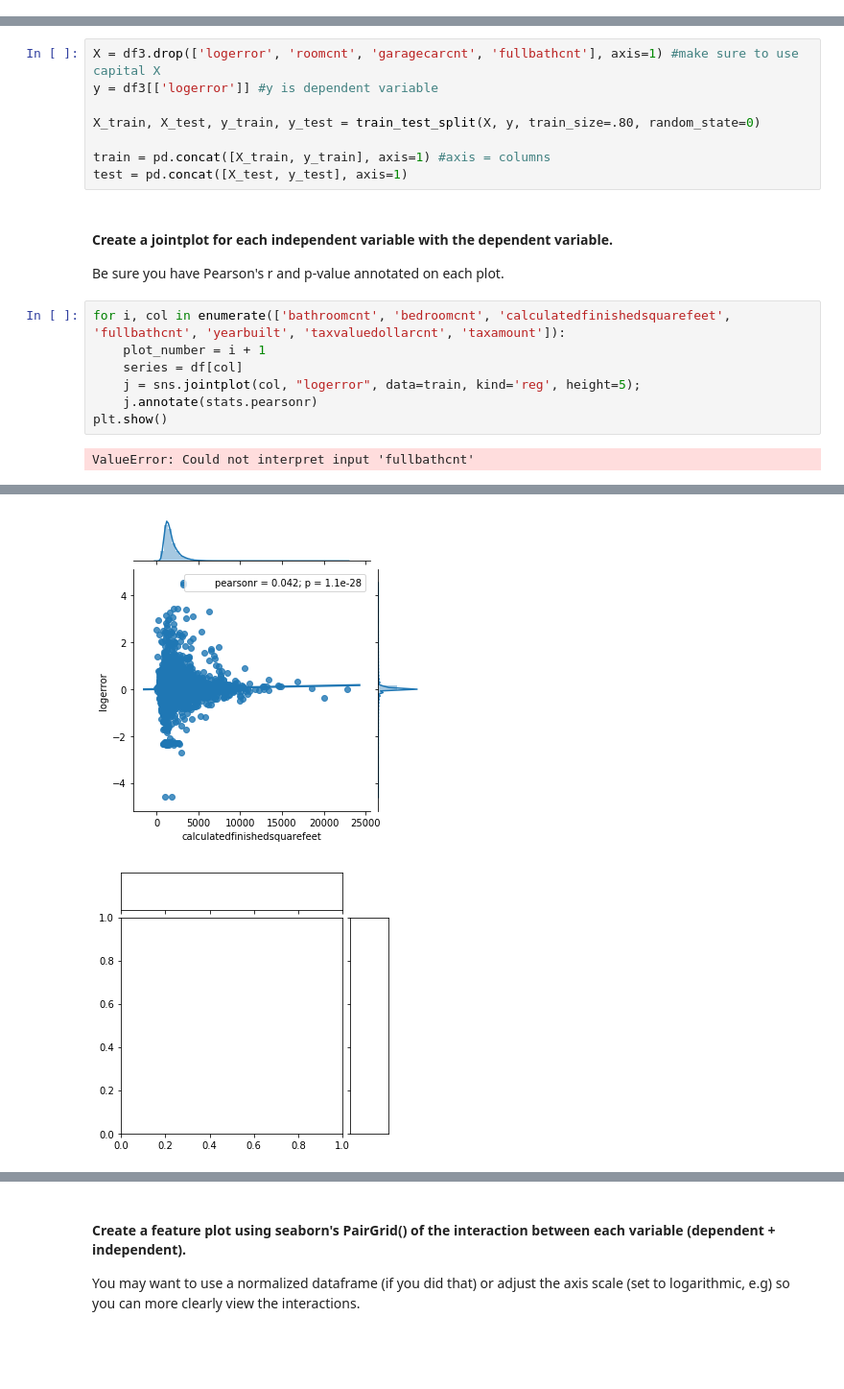
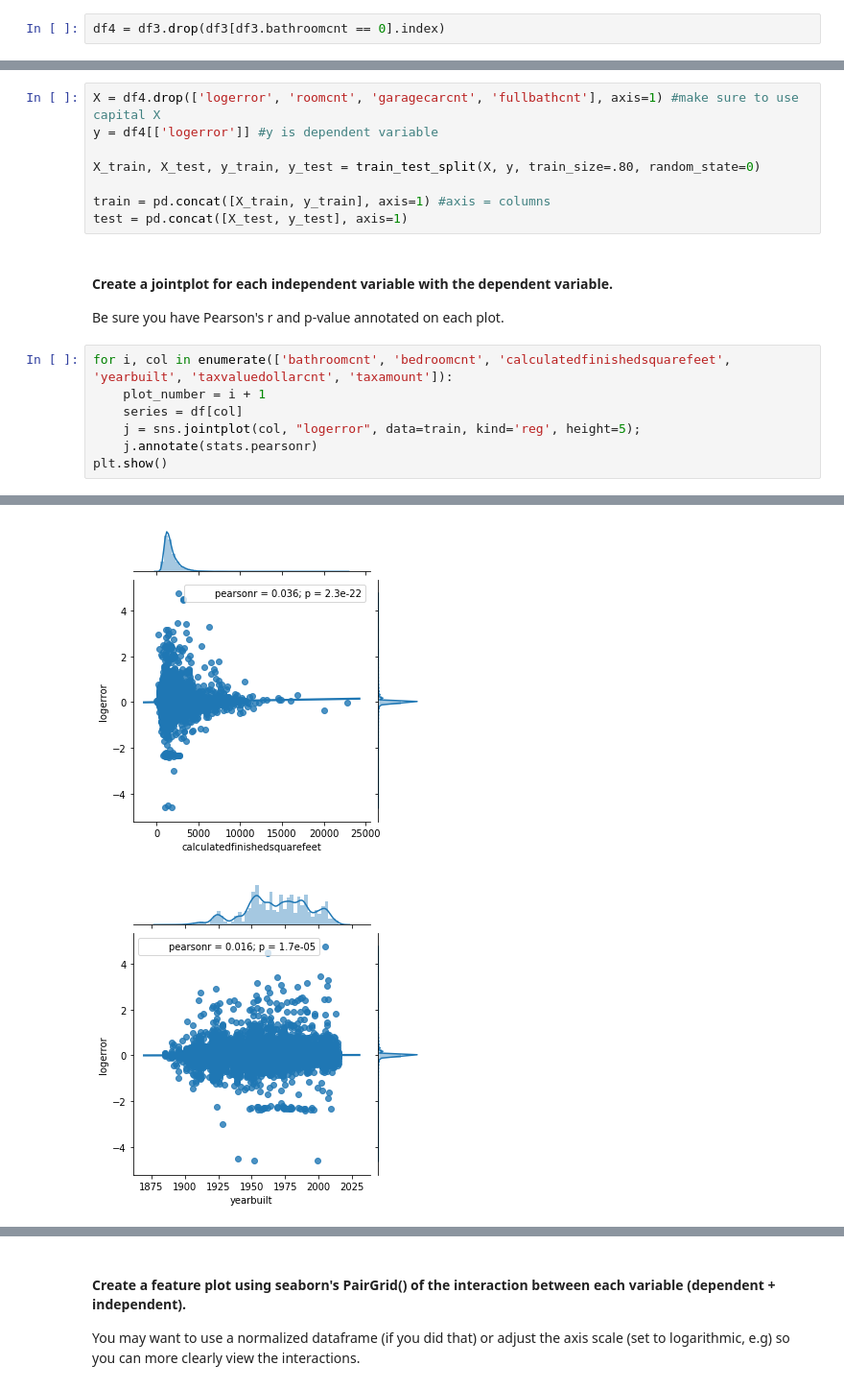
Before and after one commit to ksanmiguel10/codeup-ds-projects, a Jupyter notebook: Regression_Project_KatySalts.ipynb, the cells around one changed output, grey strips where cells are left out. Shown at 96% size. Drawn from its saved outputs; the diff is of its cells as text; blank space fills up the shorter version.

```diff
--- a/Regression_Project_KatySalts.ipynb
+++ b/Regression_Project_KatySalts.ipynb
@@ -179 +194,3 @@ df3
+# %%
+df4 = df3.drop(df3[df3.bathroomcnt == 0].index)
 # %%
@@ -246,8 +263,8 @@ When you have completed this step, you will have the findings from your analysis
 # %% [markdown]
 #### Split data into training and test datasets
 # %%
-X = df3.drop(['logerror', 'roomcnt', 'garagecarcnt', 'fullbathcnt'], axis=1) #make sure to use capital X
-y = df3[['logerror']] #y is dependent variable
+X = df4.drop(['logerror', 'roomcnt', 'garagecarcnt', 'fullbathcnt'], axis=1) #make sure to use capital X
+y = df4[['logerror']] #y is dependent variable
 
 X_train, X_test, y_train, y_test = train_test_split(X, y, train_size=.80, random_state=0)
 
@@ -258,11 +275,10 @@ test = pd.concat([X_test, y_test], axis=1)
 
 Be sure you have Pearson's r and p-value annotated on each plot.
 # %%
-for i, col in enumerate(['bathroomcnt', 'bedroomcnt', 'calculatedfinishedsquarefeet', 'fullbathcnt', 'yearbuilt', 'taxvaluedollarcnt', 'taxamount']):
+for i, col in enumerate(['bathroomcnt', 'bedroomcnt', 'calculatedfinishedsquarefeet', 'yearbuilt', 'taxvaluedollarcnt', 'taxamount']):
     plot_number = i + 1
     series = df[col]
     j = sns.jointplot(col, "logerror", data=train, kind='reg', height=5);
     j.annotate(stats.pearsonr)
 plt.show()
 # %% [output]
-ValueError: Could not interpret input 'fullbathcnt'
@@ -271,2 +287,2 @@ ValueError: Could not interpret input 'fullbathcnt'
-[figure, old version]
+[figure, new version]
-[figure, old version]
+[figure, new version]
```
Also changed, not shown: parts of 16 cells of this notebook.
